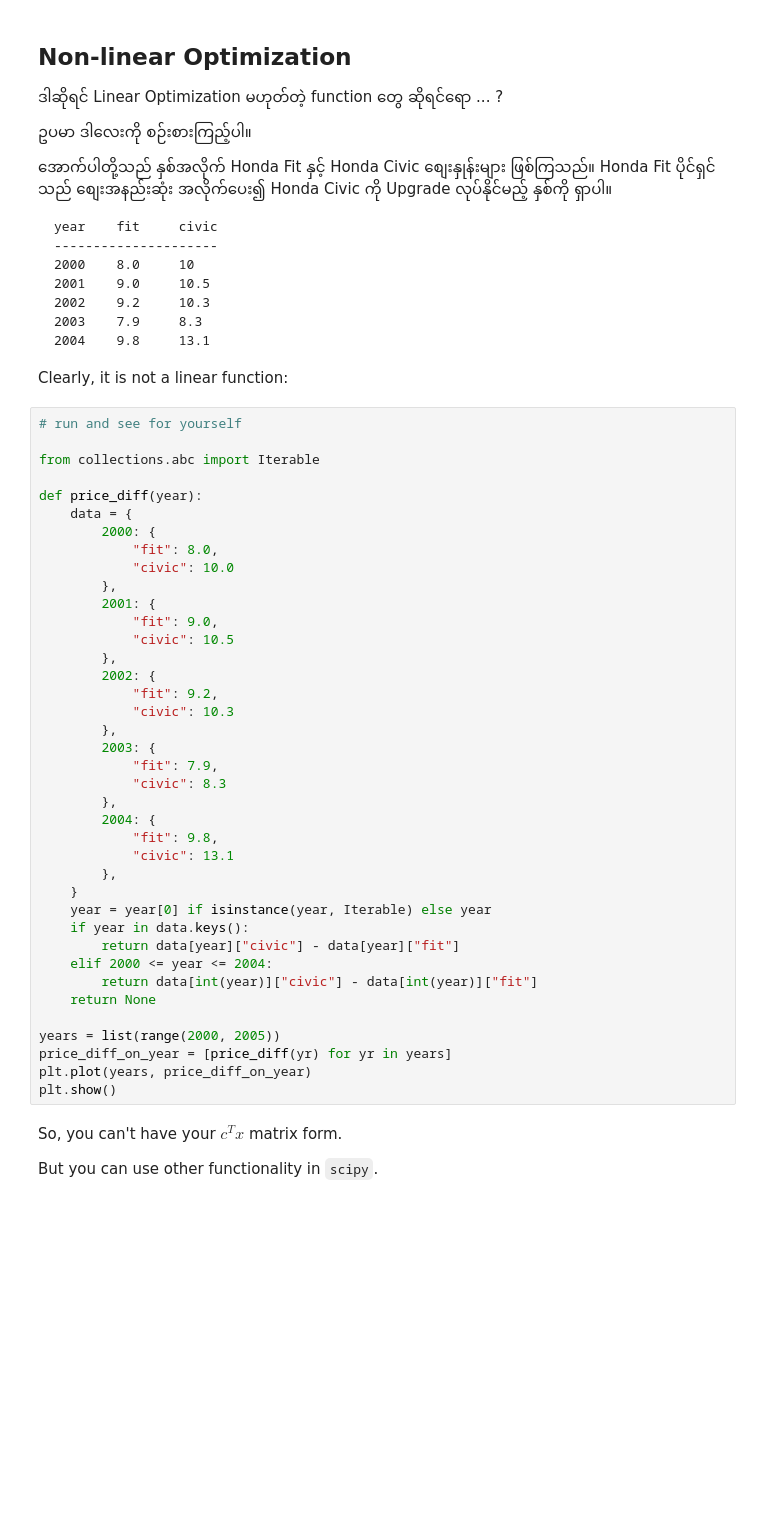
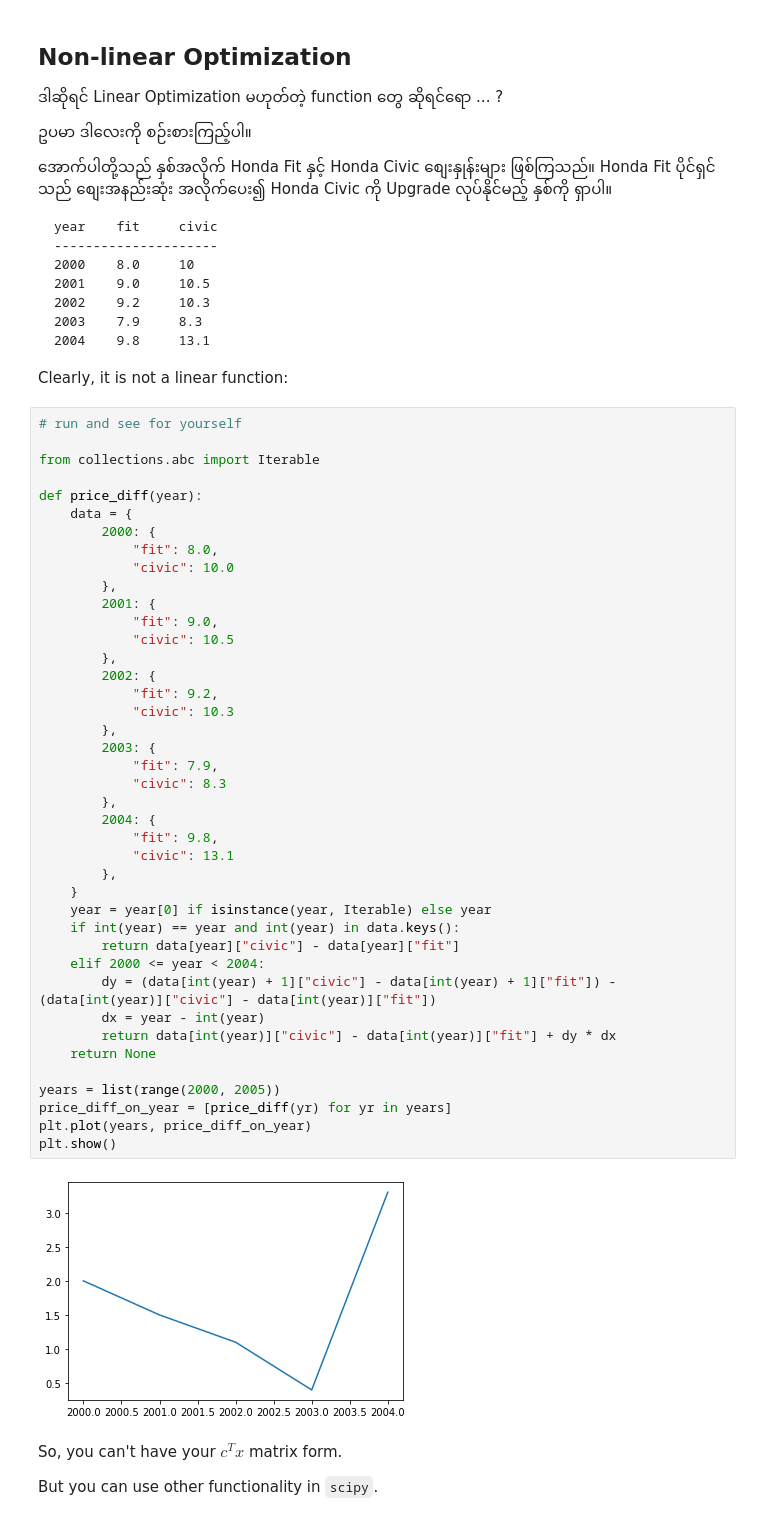
Before and after one commit to neolaw84/data_science_using_python_labs, a Jupyter notebook: week06/02_intro_to_scipy.ipynb, the cells around one changed output. Saved outputs shown, nothing was run; the diff lists cells and outputs as text; blank space fills up the shorter version.

```diff
--- a/week06/02_intro_to_scipy.ipynb
+++ b/week06/02_intro_to_scipy.ipynb
@@ -341,36 +343,40 @@ def price_diff(year):
     data = {
         2000: {
             "fit": 8.0,
             "civic": 10.0
         },
         2001: {
             "fit": 9.0,
             "civic": 10.5
         },
         2002: {
             "fit": 9.2,
             "civic": 10.3
         },
         2003: {
             "fit": 7.9,
             "civic": 8.3
         },
         2004: {
             "fit": 9.8,
             "civic": 13.1
         },
     }
     year = year[0] if isinstance(year, Iterable) else year
-    if year in data.keys():
+    if int(year) == year and int(year) in data.keys():
         return data[year]["civic"] - data[year]["fit"]
-    elif 2000 <= year <= 2004:
-        return data[int(year)]["civic"] - data[int(year)]["fit"]
+    elif 2000 <= year < 2004:
+        dy = (data[int(year) + 1]["civic"] - data[int(year) + 1]["fit"]) - (data[int(year)]["civic"] - data[int(year)]["fit"])
+        dx = year - int(year)
+        return data[int(year)]["civic"] - data[int(year)]["fit"] + dy * dx
     return None
 
 years = list(range(2000, 2005))
 price_diff_on_year = [price_diff(yr) for yr in years]
 plt.plot(years, price_diff_on_year)
 plt.show()
+# %% [output]
+[figure, added]
 # %% [markdown]
 So, you can't have your $c^Tx$ matrix form.
 
```
Also changed, not shown: parts of 3 cells of this notebook.
